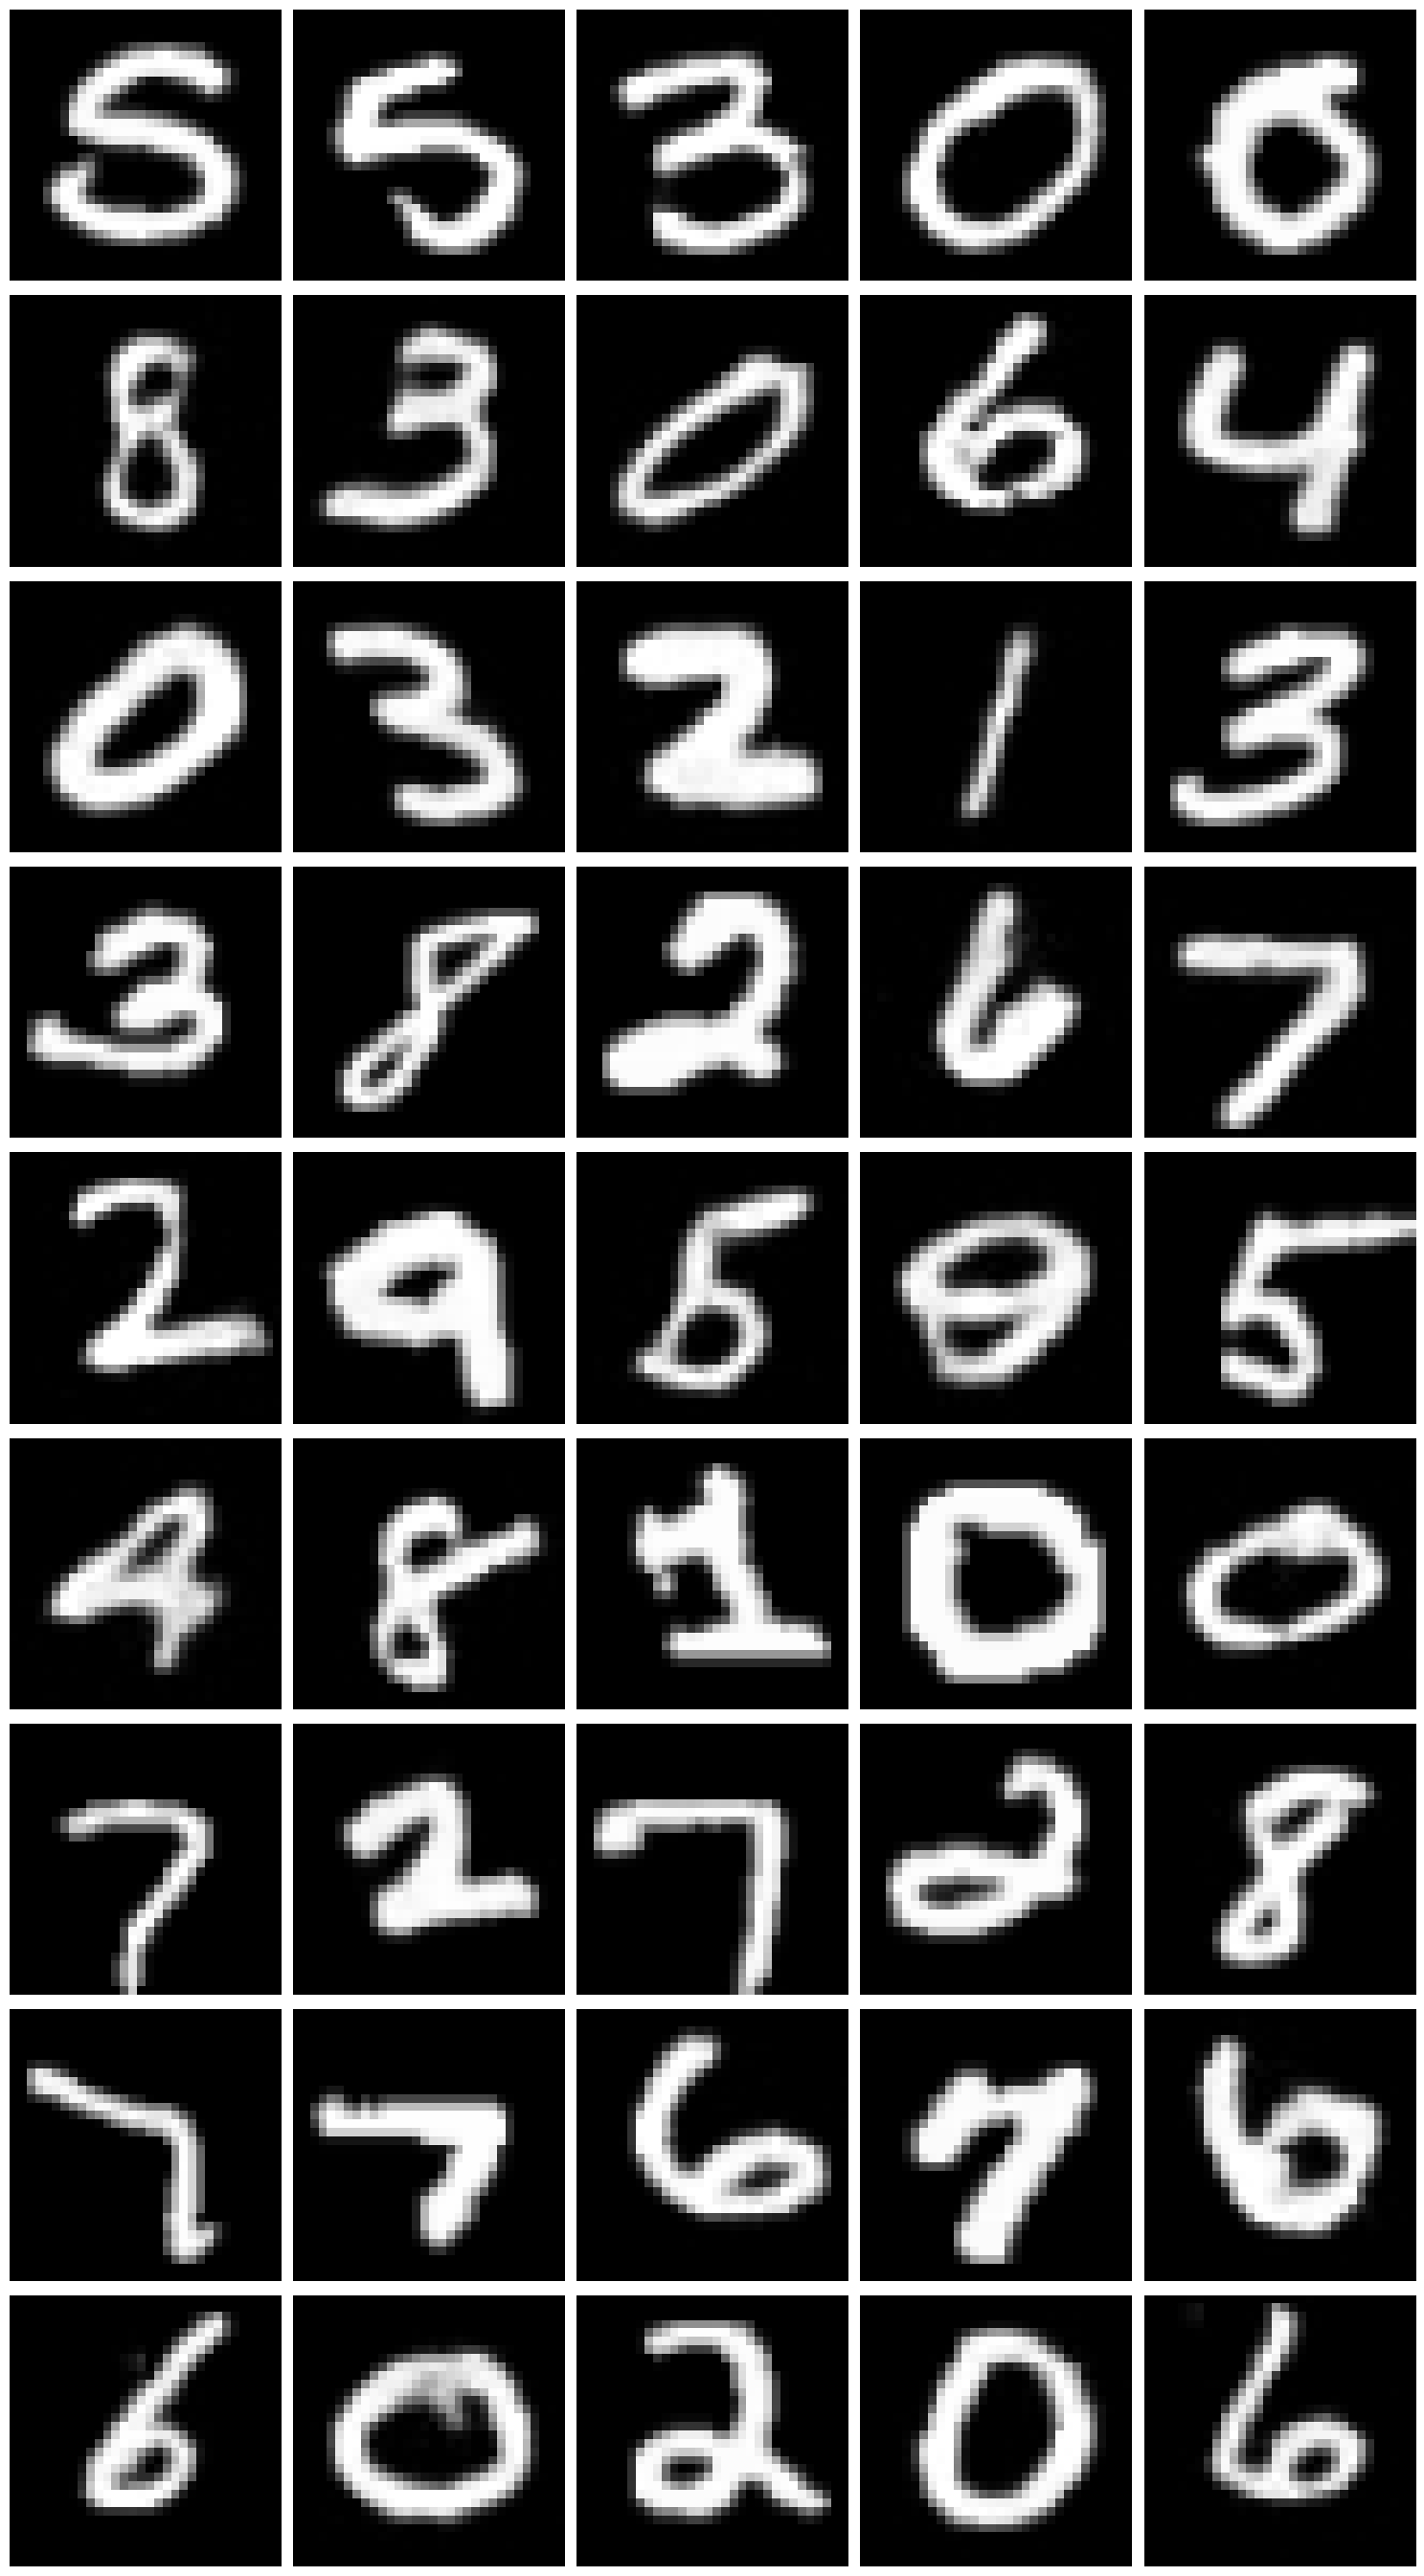
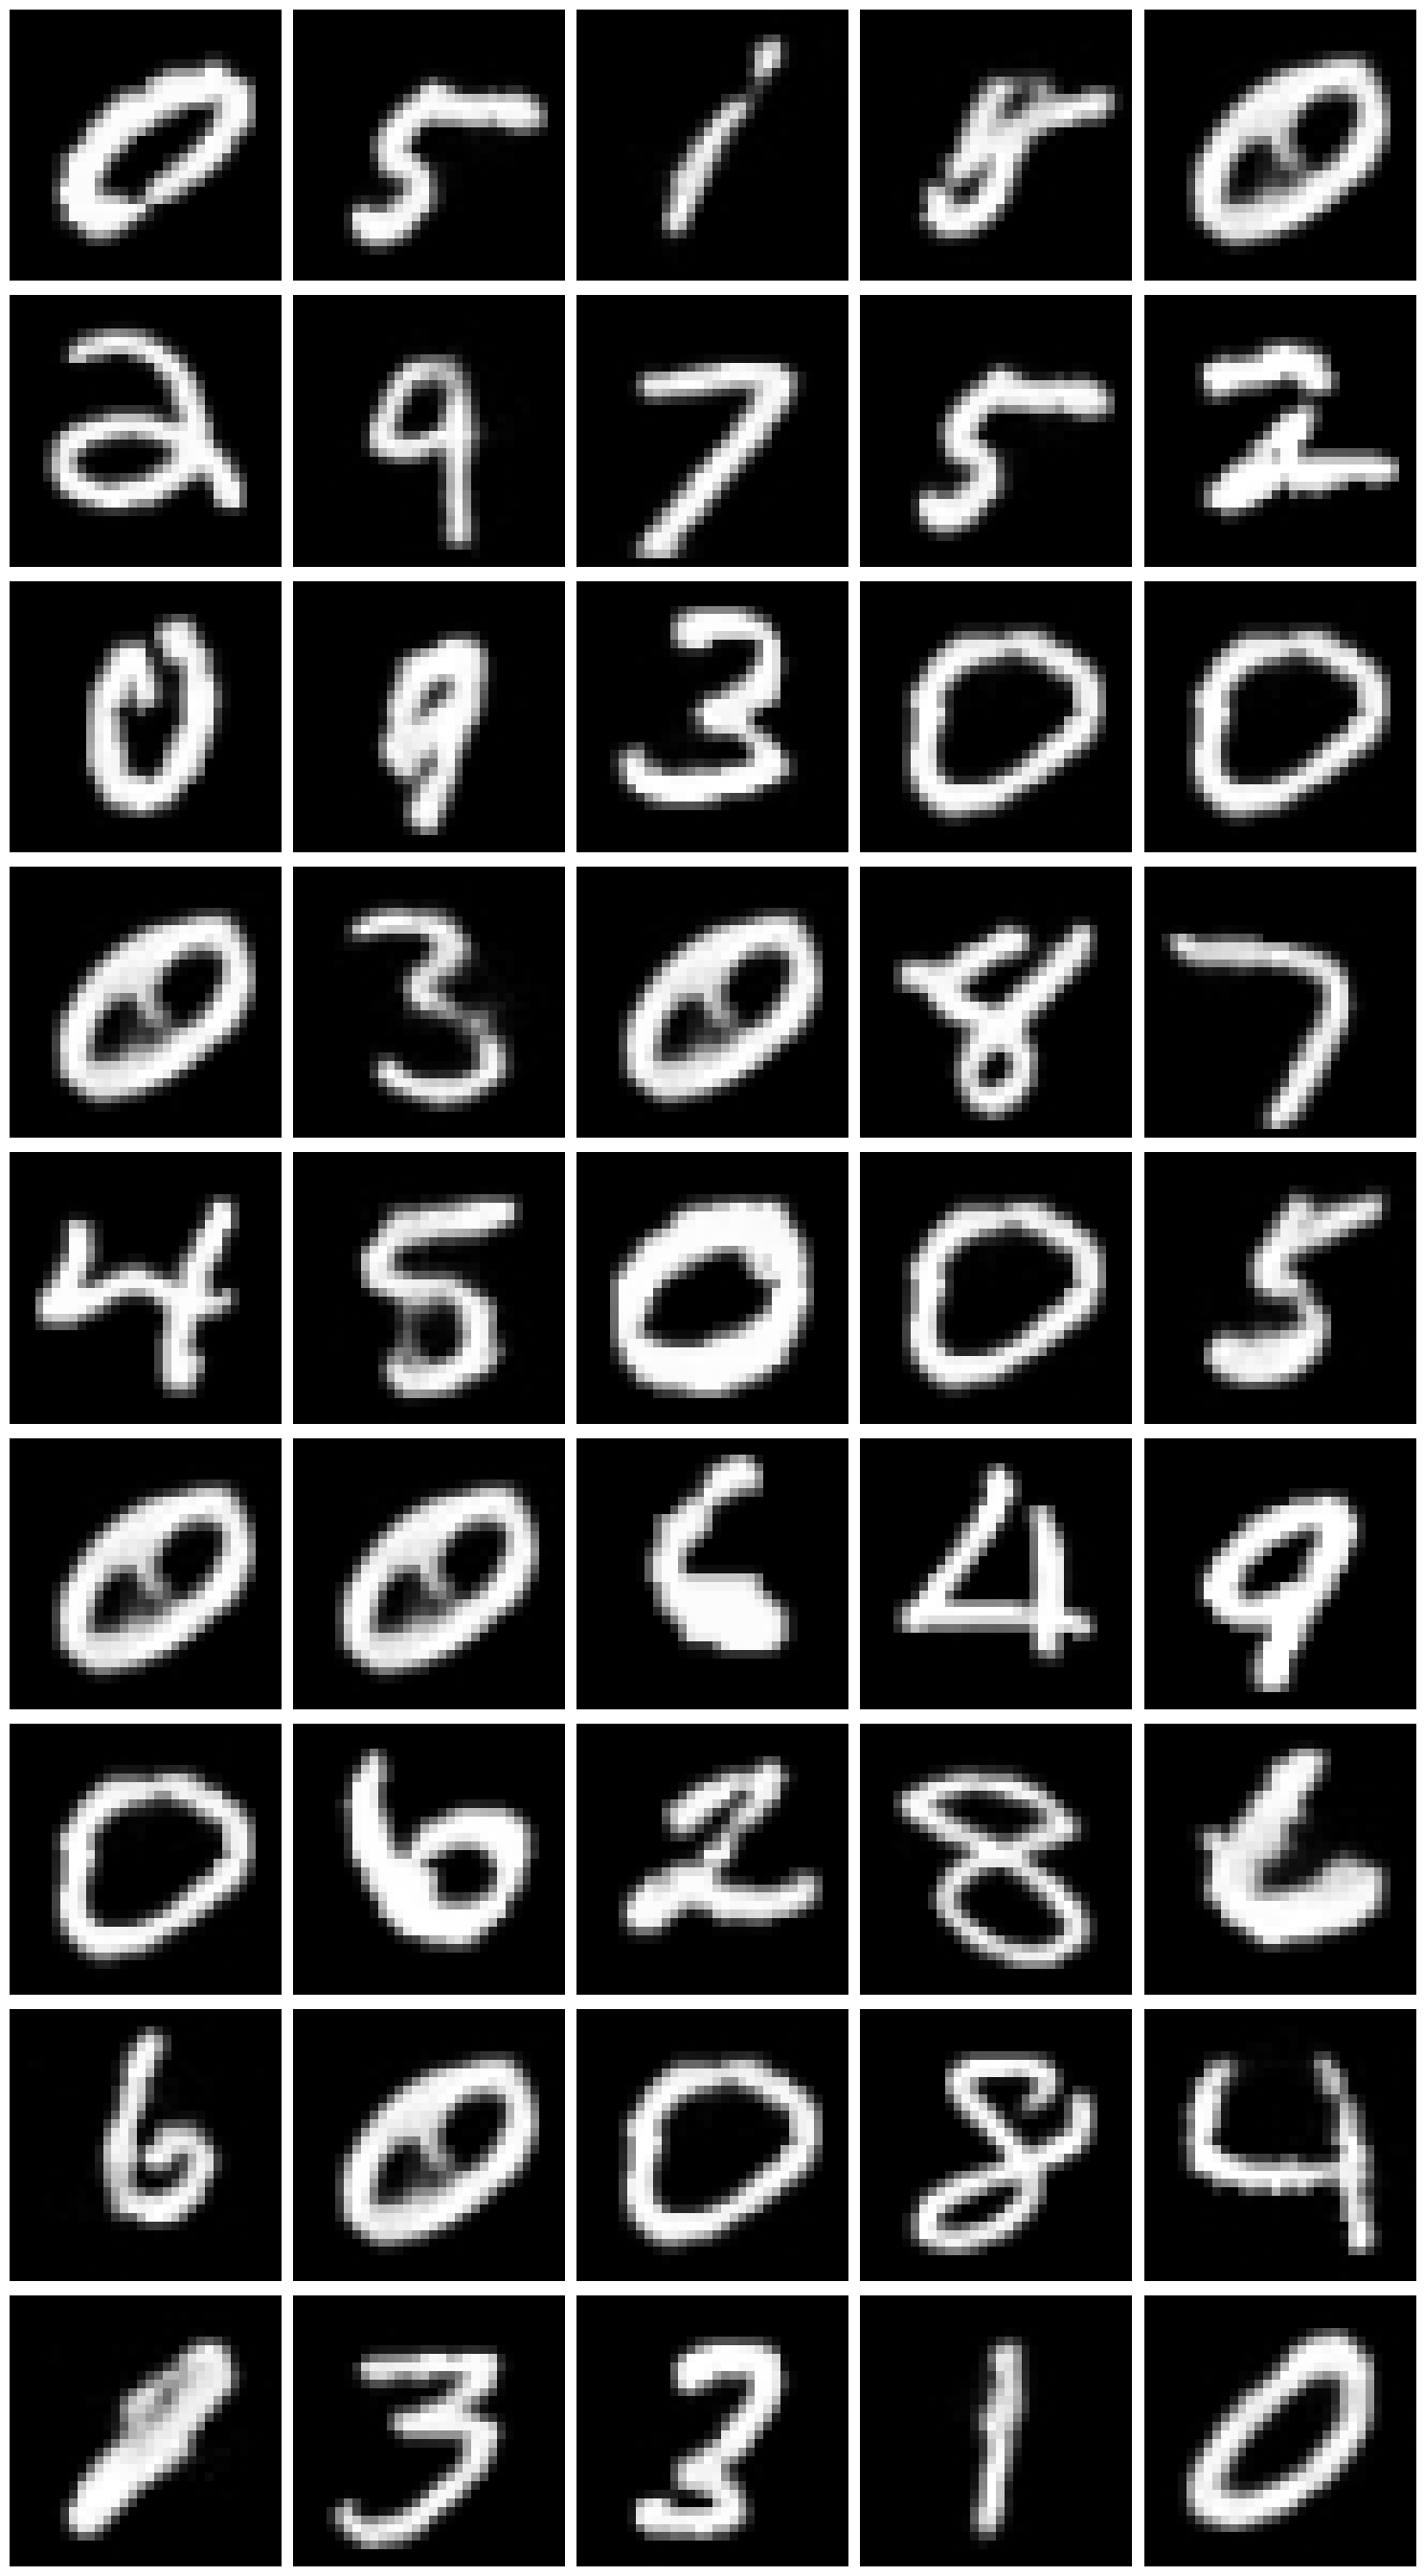
Code edit (unified diff) that turned the first committed figure into the second:
--- before
+++ after
@@ -1,13 +1,12 @@
 # plot cluster centers in image space by applying inverse of phi to cluster centers in phi space
-tangent_image_cluster_end_members_unsupervised = AA_solver.V.T.reshape(-1, 1, H, W)[unsupervised_trainer.labels]
-with torch.no_grad():
-    image_cluster_end_members_unsupervised = phi_manifold.exp(phi_barycentre, tangent_image_cluster_end_members_unsupervised[None].to(device)).cpu()[0]
+num_horizontal = 5
+num_vertical = (starflow_cfg["n_clusters"] + num_horizontal - 1) // num_horizontal - 1
 
 fig, axes = plt.subplots(num_vertical, num_horizontal, figsize=(3 * num_horizontal, 3 * num_vertical))
 axes = axes.flatten()
 for i in range(num_horizontal * num_vertical): 
-    axes[i].imshow(image_cluster_end_members_unsupervised[i].squeeze(), cmap='gray', vmin=data.min(), vmax=data.max())
+    axes[i].imshow(image_cluster_AA_end_members_unsupervised[i].squeeze(), cmap='gray', vmin=data.min(), vmax=data.max())
     axes[i].axis('off')
 plt.tight_layout()
-plt.savefig(os.path.join(results_folder,"end_members_phi_unsupervised.png"))
+plt.savefig(os.path.join(results_folder,"end_members_AA_phi_unsupervised.png"))
 plt.show()

Commit: still trying to get more out of MNIST